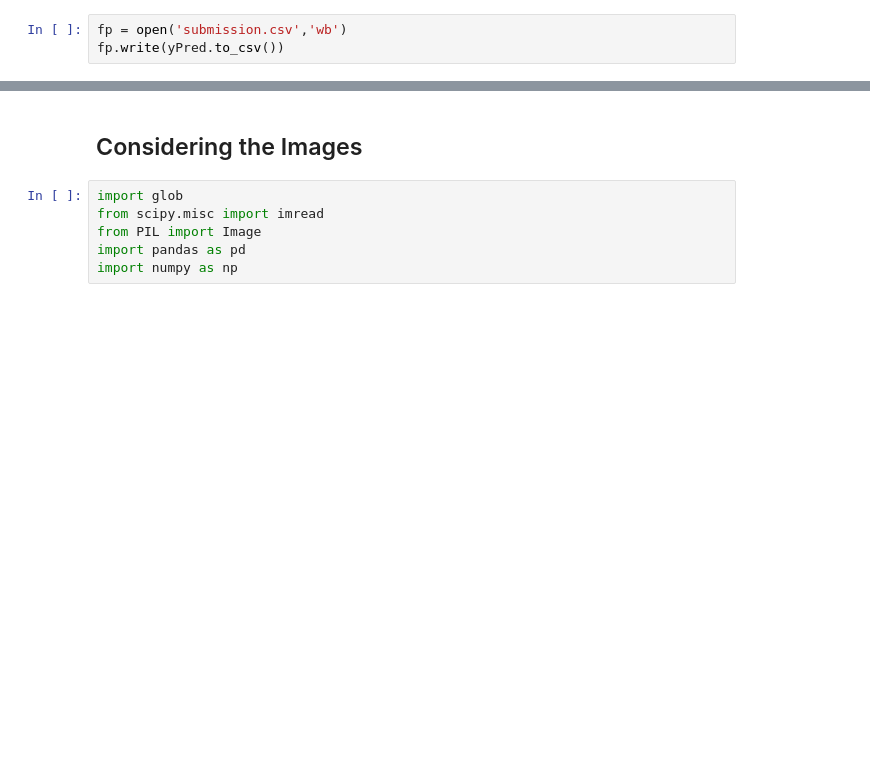
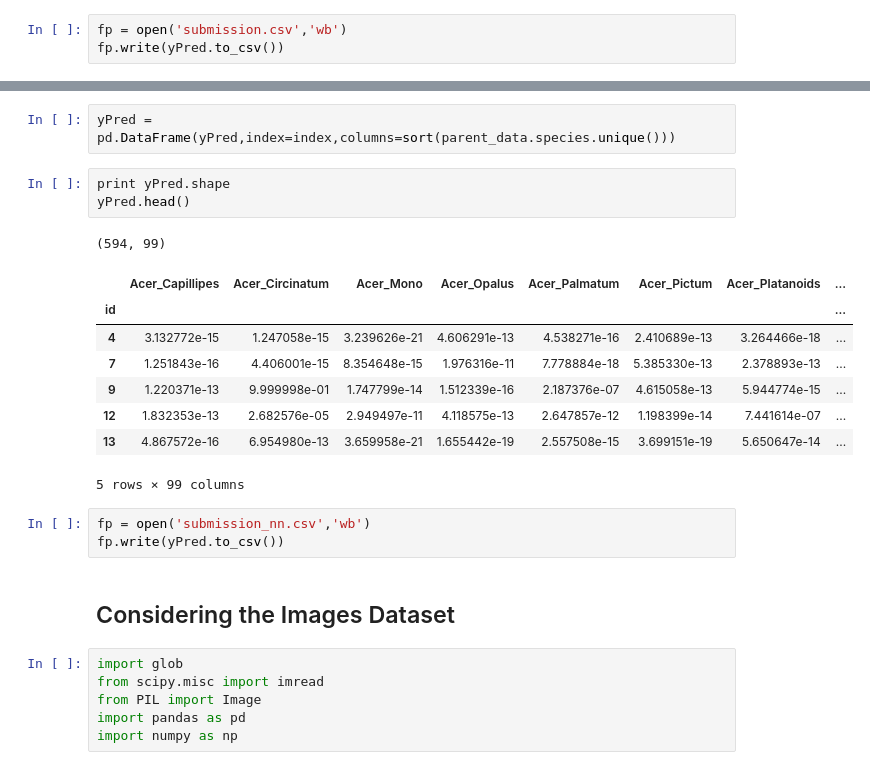
Before and after one commit to rurouni-najeeb/Kaggle, a Jupyter notebook: Leaf Classification/Leaf Classification.ipynb, the cells around one changed output, grey strips where cells are left out. Saved outputs shown, nothing was run; the diff lists cells and outputs as text; blank space fills up the shorter version.

```diff
--- a/Leaf Classification/Leaf Classification.ipynb
+++ b/Leaf Classification/Leaf Classification.ipynb
@@ -263,5 +301,23 @@ fp.write(yPred.to_csv())
+# %%
+yPred = pd.DataFrame(yPred,index=index,columns=sort(parent_data.species.unique()))
+# %%
+print yPred.shape
+yPred.head()
+# %% [output]
+(594, 99)
+|  | Acer_Capillipes | Acer_Circinatum | Acer_Mono | Acer_Opalus | Acer_Palmatum | Acer_Pictum | Acer_Platanoids | ... |
+| id |  |  |  |  |  |  |  | ... |
+| 4 | 3.132772e-15 | 1.247058e-15 | 3.239626e-21 | 4.606291e-13 | 4.538271e-16 | 2.410689e-13 | 3.264466e-18 | ... |
+| 7 | 1.251843e-16 | 4.406001e-15 | 8.354648e-15 | 1.976316e-11 | 7.778884e-18 | 5.385330e-13 | 2.378893e-13 | ... |
+| 9 | 1.220371e-13 | 9.999998e-01 | 1.747799e-14 | 1.512339e-16 | 2.187376e-07 | 4.615058e-13 | 5.944774e-15 | ... |
+| 12 | 1.832353e-13 | 2.682576e-05 | 2.949497e-11 | 4.118575e-13 | 2.647857e-12 | 1.198399e-14 | 7.441614e-07 | ... |
+| 13 | 4.867572e-16 | 6.954980e-13 | 3.659958e-21 | 1.655442e-19 | 2.557508e-15 | 3.699151e-19 | 5.650647e-14 | ... |
+5 rows × 99 columns
+# %%
+fp = open('submission_nn.csv','wb')
+fp.write(yPred.to_csv())
 # %% [markdown]
-## Considering the Images
+## Considering the Images Dataset
 # %%
 import glob
 from scipy.misc import imread
```
Also changed, not shown: parts of 55 cells of this notebook, 4 other files.
